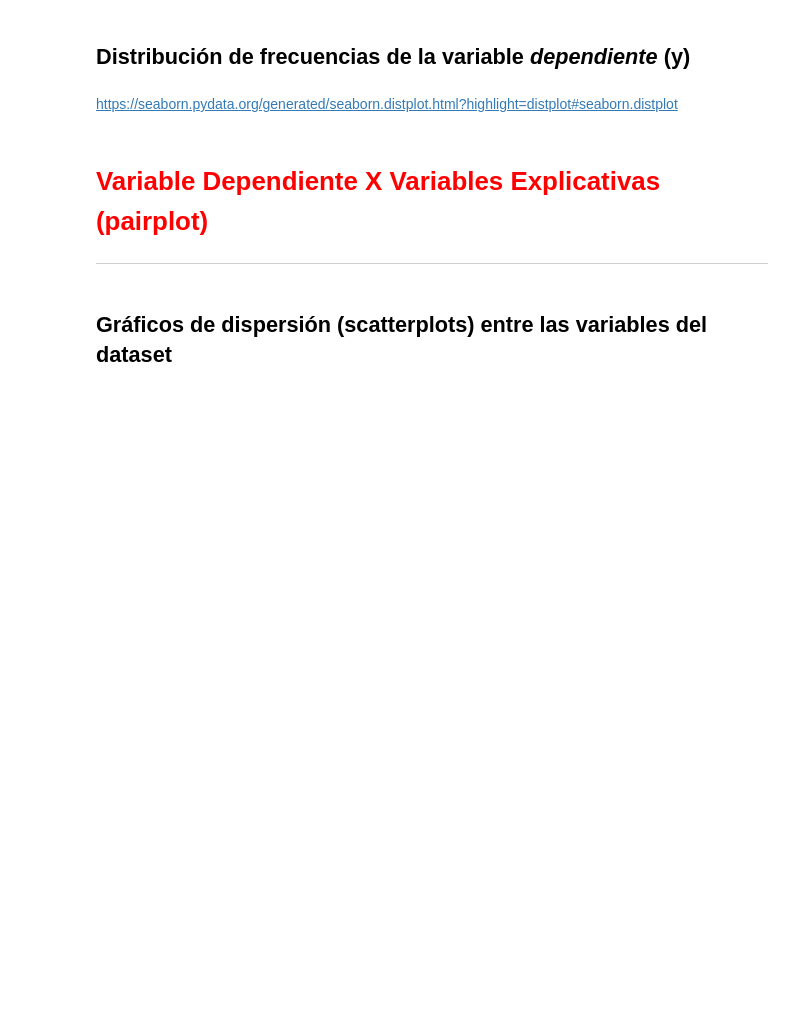
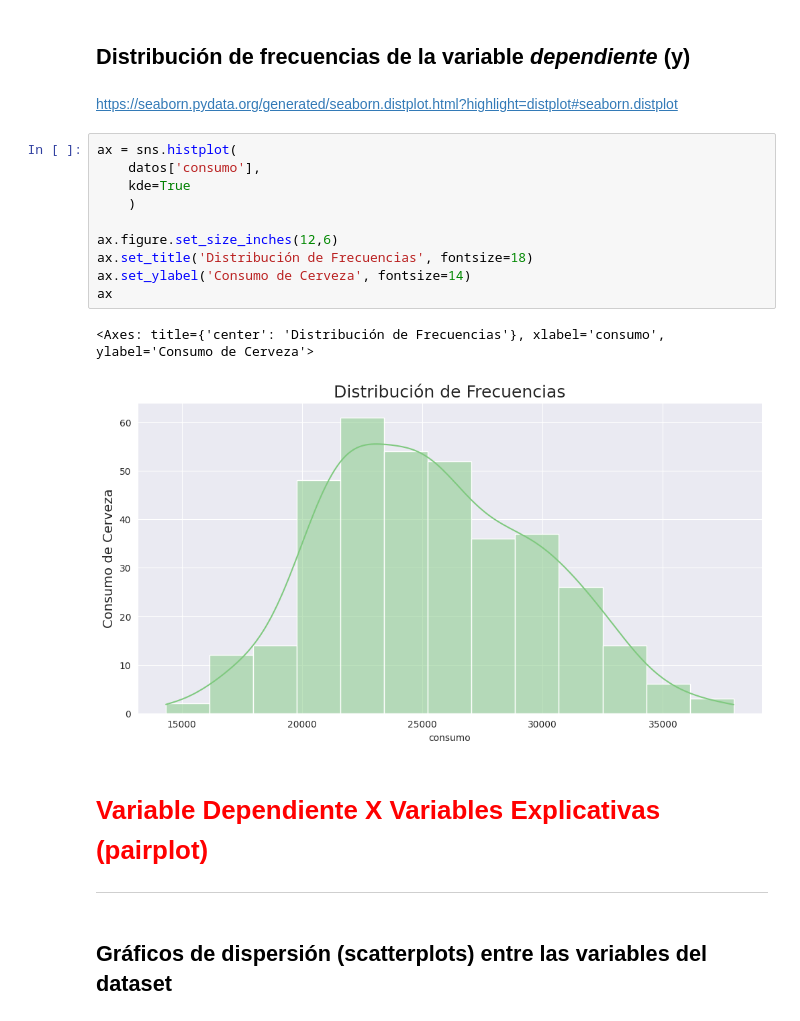
Before and after one commit to LordAguaKate/Practica_DATA_SCIENCE, a Jupyter notebook: Regresión_Lineal.ipynb, the cells around one changed output. Drawn from its saved outputs; the diff is of its cells as text; blank space fills up the shorter version.

Commit message:
Distribuición de frecuencias

```diff
--- a/Regresión_Lineal.ipynb
+++ b/Regresión_Lineal.ipynb
@@ -226,6 +226,19 @@ ax
 ## Distribución de frecuencias de la variable *dependiente* (y)
 # %% [markdown]
 https://seaborn.pydata.org/generated/seaborn.distplot.html?highlight=distplot#seaborn.distplot
+# %%
+ax = sns.histplot(
+    datos['consumo'],
+    kde=True
+    )
+
+ax.figure.set_size_inches(12,6)
+ax.set_title('Distribución de Frecuencias', fontsize=18)
+ax.set_ylabel('Consumo de Cerveza', fontsize=14)
+ax
+# %% [output]
+<Axes: title={'center': 'Distribución de Frecuencias'}, xlabel='consumo', ylabel='Consumo de Cerveza'>
+[figure, added]
 # %% [markdown]
 # <font color='red' style='font-size: 30px;'>Variable Dependiente X Variables Explicativas (pairplot)</font>
 <hr style='border: 2px solid red;'>
```
